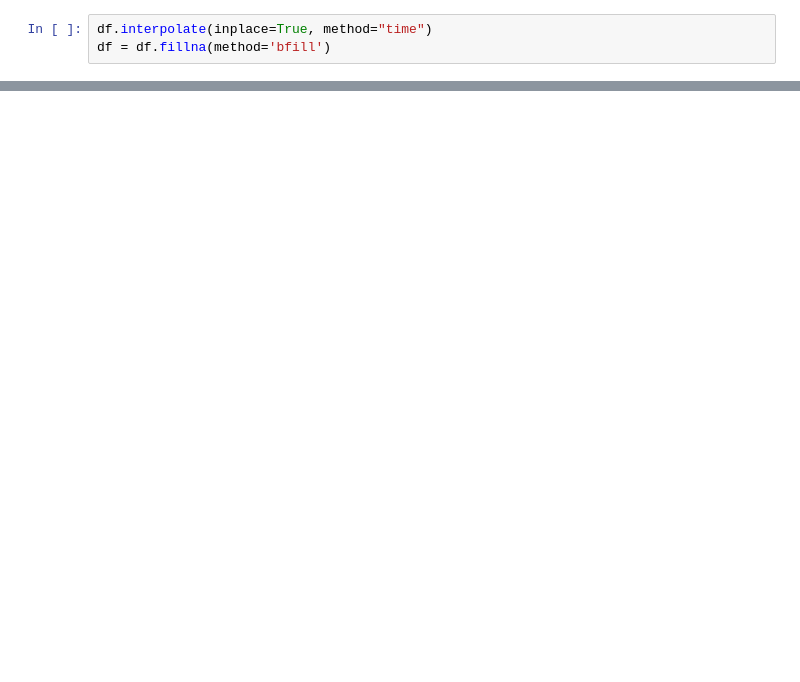
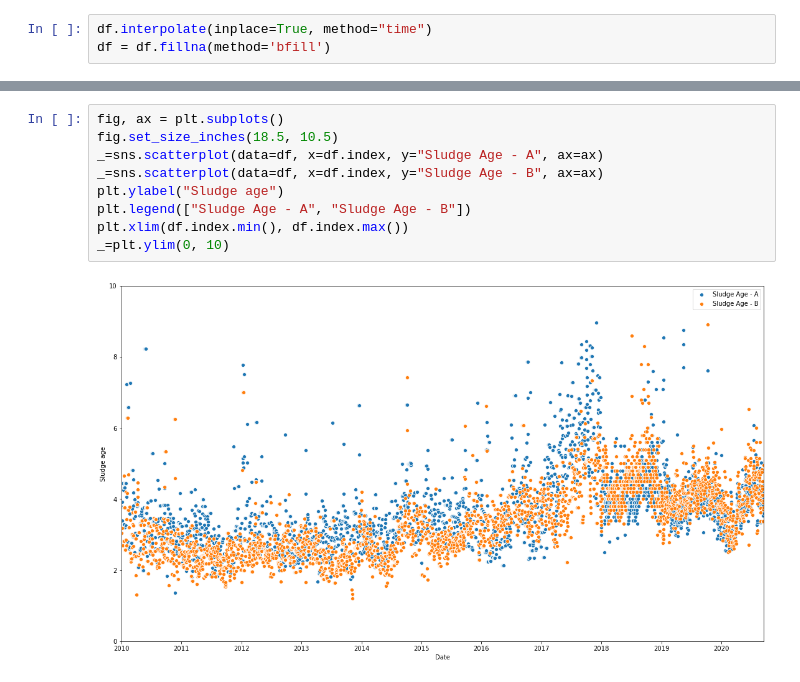
Before and after one commit to efratkohen/Project, a Jupyter notebook: sludge age and f_m upload.ipynb, the cells around one changed output, grey strips where cells are left out. Drawn from its saved outputs; the diff is of its cells as text; blank space fills up the shorter version.

```diff
--- a/sludge age and f_m upload.ipynb
+++ b/sludge age and f_m upload.ipynb
@@ -209,0 +63,11 @@ F_M_ma.plot()
+# %%
+fig, ax = plt.subplots()
+fig.set_size_inches(18.5, 10.5)
+_=sns.scatterplot(data=df, x=df.index, y="Sludge Age - A", ax=ax)
+_=sns.scatterplot(data=df, x=df.index, y="Sludge Age - B", ax=ax)
+plt.ylabel("Sludge age")
+plt.legend(["Sludge Age - A", "Sludge Age - B"])
+plt.xlim(df.index.min(), df.index.max())
+_=plt.ylim(0, 10)
+# %% [output]
+[figure, added]
```
Also changed, not shown: parts of 48 cells of this notebook.
